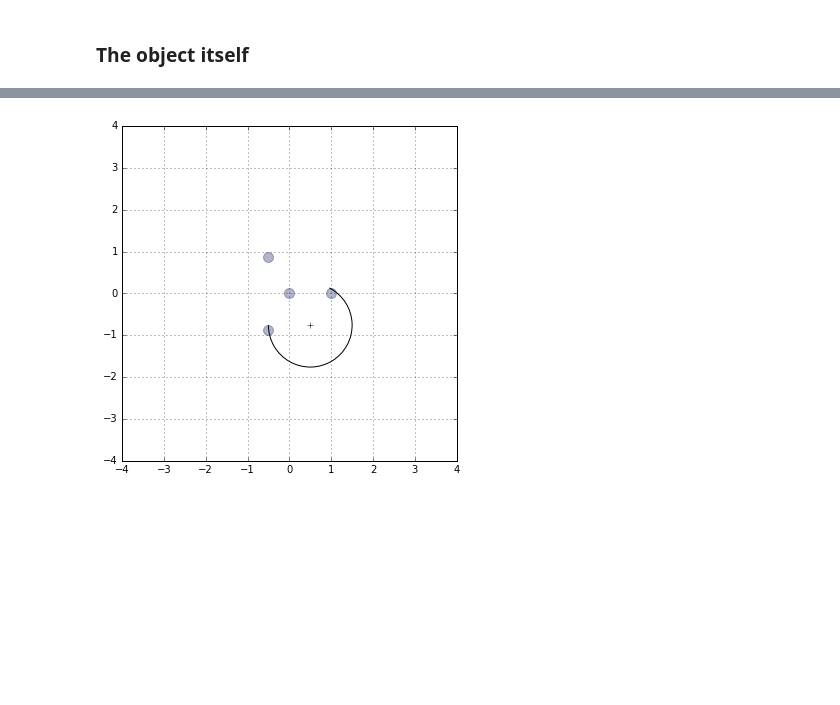
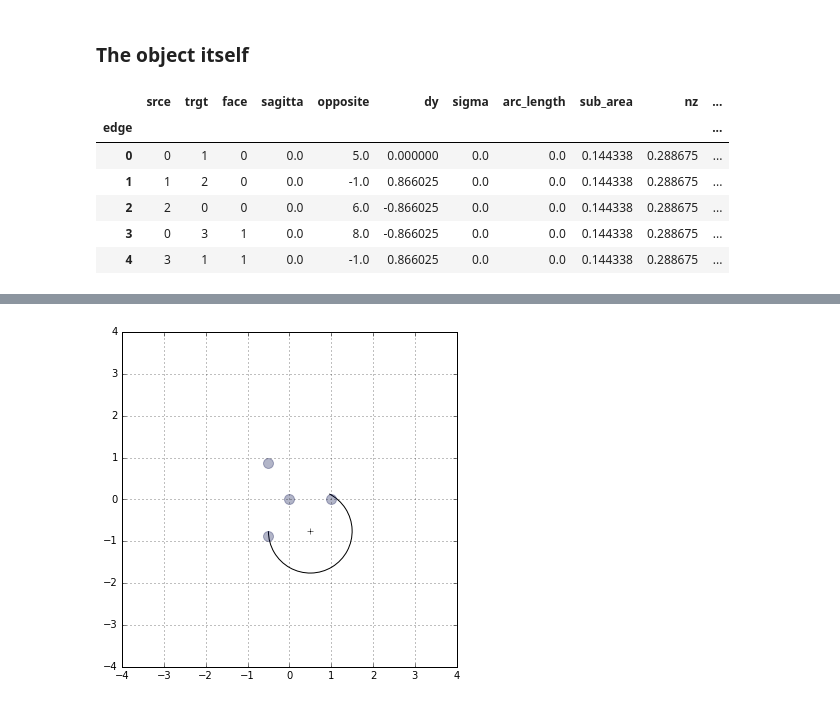
Before and after one commit to glyg/notebooks, a Jupyter notebook: tyssue/Rheology/Equations.ipynb, the cells around one changed output, grey strips where cells are left out. Cells and saved outputs as stored; diff of their text form; code cells hidden in the pictures; blank space fills up the shorter version.

```diff
--- a/tyssue/Rheology/Equations.ipynb
+++ b/tyssue/Rheology/Equations.ipynb
@@ -252,5 +242,17 @@ reo_specs = {
     }
 # %% [markdown]
 ### The object itself
+# %%
+sheet = Sheet('tri_junction', datasets,
+              reo_specs, coords=['x', 'y'])
+sheet.edge_df.head()
+# %% [output]
+|  | srce | trgt | face | sagitta | opposite | dy | sigma | arc_length | sub_area | nz | ... |
+| edge |  |  |  |  |  |  |  |  |  |  | ... |
+| 0 | 0 | 1 | 0 | 0.0 | 5.0 | 0.000000 | 0.0 | 0.0 | 0.144338 | 0.288675 | ... |
+| 1 | 1 | 2 | 0 | 0.0 | -1.0 | 0.866025 | 0.0 | 0.0 | 0.144338 | 0.288675 | ... |
+| 2 | 2 | 0 | 0 | 0.0 | 6.0 | -0.866025 | 0.0 | 0.0 | 0.144338 | 0.288675 | ... |
+| 3 | 0 | 3 | 1 | 0.0 | 8.0 | -0.866025 | 0.0 | 0.0 | 0.144338 | 0.288675 | ... |
+| 4 | 3 | 1 | 1 | 0.0 | -1.0 | 0.866025 | 0.0 | 0.0 | 0.144338 | 0.288675 | ... |
 # %%
 
```
Also changed, not shown: parts of 25 cells of this notebook.
